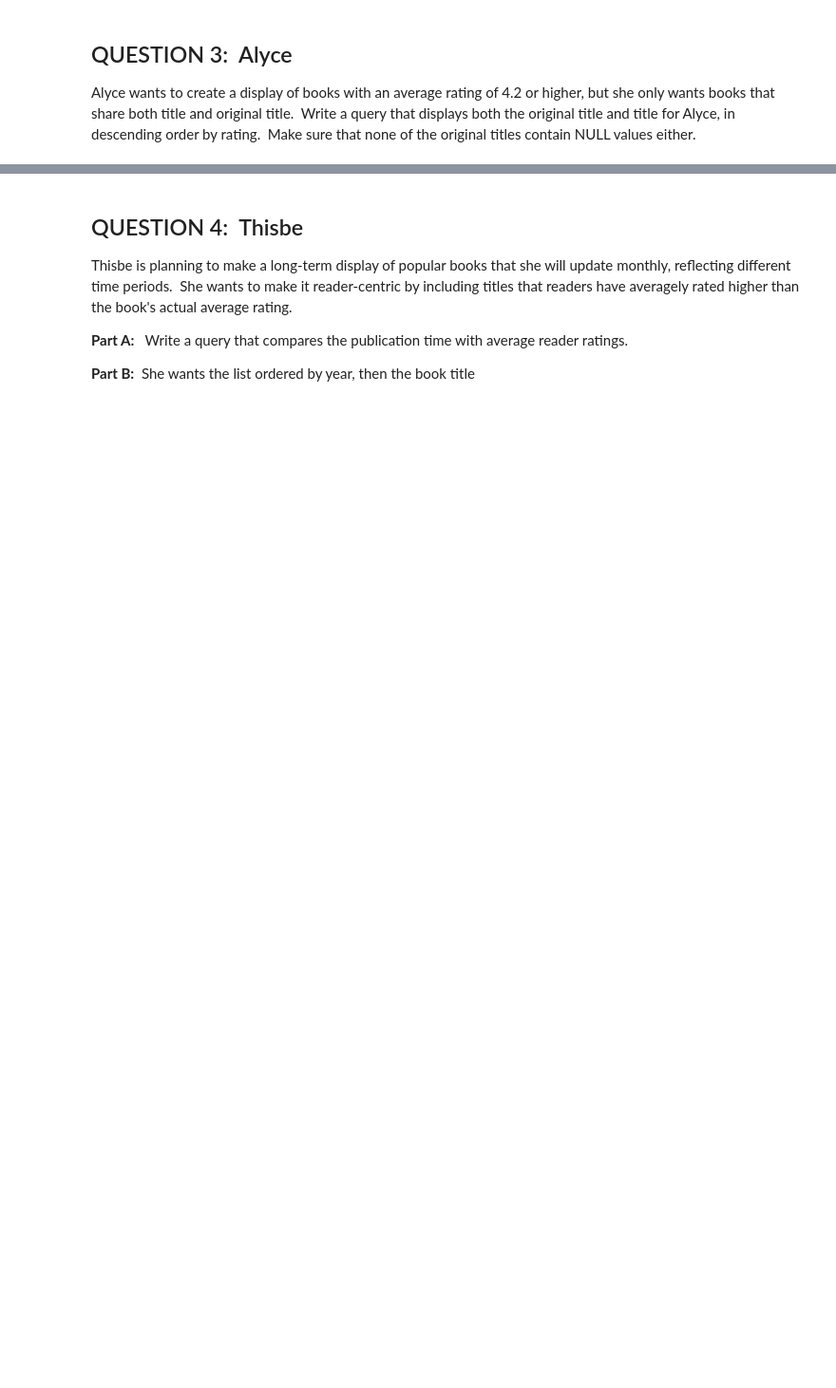
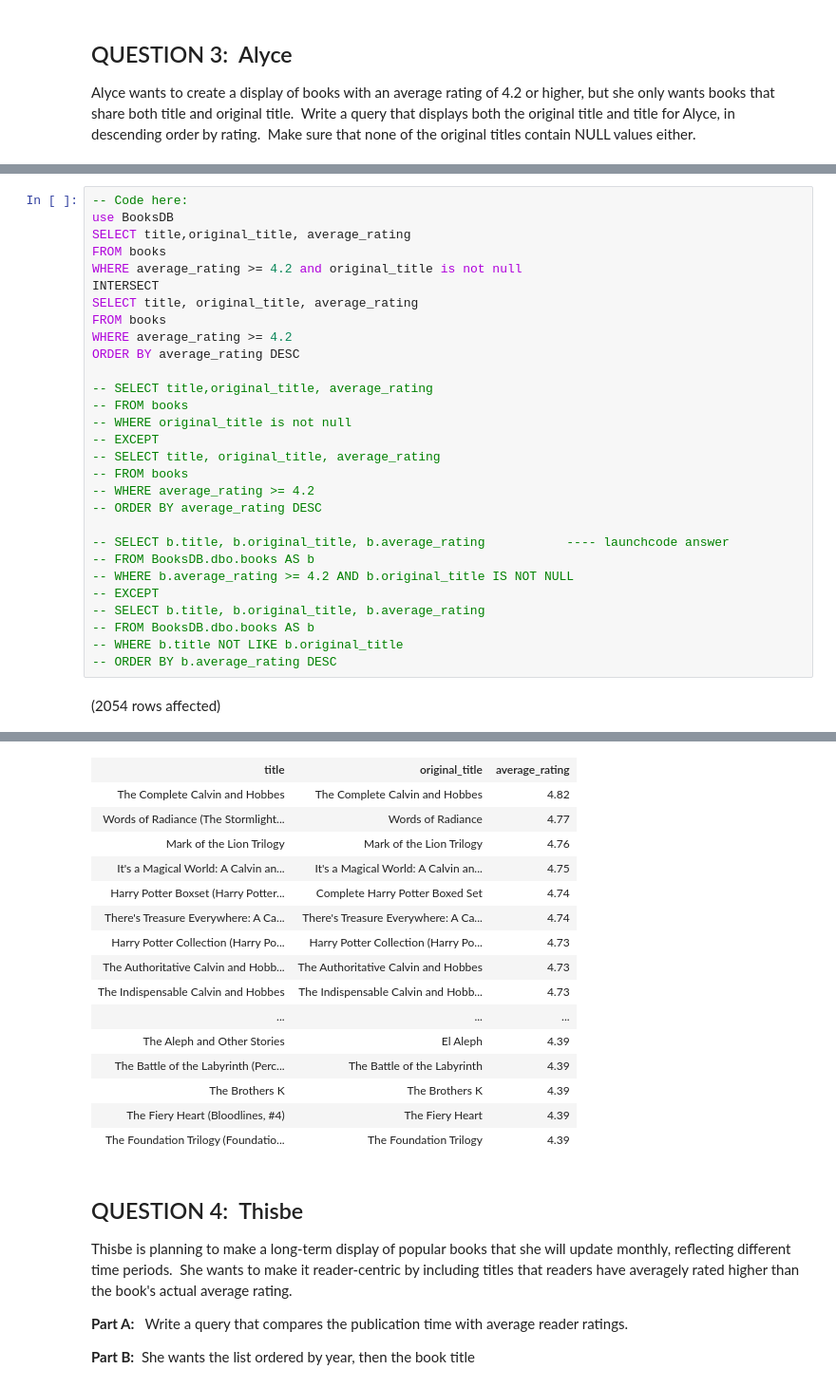
Before and after one commit to AishuSenthil/SQL-Part-4-Studio, a Jupyter notebook: Notebook-0.ipynb, the cells around one changed output, grey strips where cells are left out. Shown at 95% size. Saved outputs shown, nothing was run; the diff lists cells and outputs as text; blank space fills up the shorter version.

```diff
--- a/Notebook-0.ipynb
+++ b/Notebook-0.ipynb
@@ -102,0 +86,31 @@ Total execution time: 00:00:00.255
+# %%
+-- Code here:
+use BooksDB
+SELECT title,original_title, average_rating
+FROM books
+WHERE average_rating >= 4.2 and original_title is not null
+INTERSECT
+SELECT title, original_title, average_rating
+FROM books
+WHERE average_rating >= 4.2
+ORDER BY average_rating DESC
+
+-- SELECT title,original_title, average_rating
+-- FROM books
+-- WHERE original_title is not null
+-- EXCEPT
+-- SELECT title, original_title, average_rating
+-- FROM books
+-- WHERE average_rating >= 4.2
+-- ORDER BY average_rating DESC
+
+-- SELECT b.title, b.original_title, b.average_rating           ---- launchcode answer
+-- FROM BooksDB.dbo.books AS b
+-- WHERE b.average_rating >= 4.2 AND b.original_title IS NOT NULL
+-- EXCEPT
+-- SELECT b.title, b.original_title, b.average_rating
+-- FROM BooksDB.dbo.books AS b
+-- WHERE b.title NOT LIKE b.original_title
+-- ORDER BY b.average_rating DESC
+# %% [output]
+(2054 rows affected)
@@ -103,3 +118,19 @@ Total execution time: 00:00:00.255
+| title | original_title | average_rating |
+| The Complete Calvin and Hobbes | The Complete Calvin and Hobbes | 4.82 |
+| Words of Radiance (The Stormlight... | Words of Radiance | 4.77 |
+| Mark of the Lion Trilogy | Mark of the Lion Trilogy | 4.76 |
+| It's a Magical World: A Calvin an... | It's a Magical World: A Calvin an... | 4.75 |
+| Harry Potter Boxset (Harry Potter... | Complete Harry Potter Boxed Set | 4.74 |
+| There's Treasure Everywhere: A Ca... | There's Treasure Everywhere: A Ca... | 4.74 |
+| Harry Potter Collection (Harry Po... | Harry Potter Collection (Harry Po... | 4.73 |
+| The Authoritative Calvin and Hobb... | The Authoritative Calvin and Hobbes | 4.73 |
+| The Indispensable Calvin and Hobbes | The Indispensable Calvin and Hobb... | 4.73 |
+| ... | ... | ... |
+| The Aleph and Other Stories | El Aleph | 4.39 |
+| The Battle of the Labyrinth (Perc... | The Battle of the Labyrinth | 4.39 |
+| The Brothers K | The Brothers K | 4.39 |
+| The Fiery Heart (Bloodlines, #4) | The Fiery Heart | 4.39 |
+| The Foundation Trilogy (Foundatio... | The Foundation Trilogy | 4.39 |
 # %% [markdown]
 ## QUESTION 4:  Thisbe
 
```
Also changed, not shown: parts of 5 cells of this notebook.
